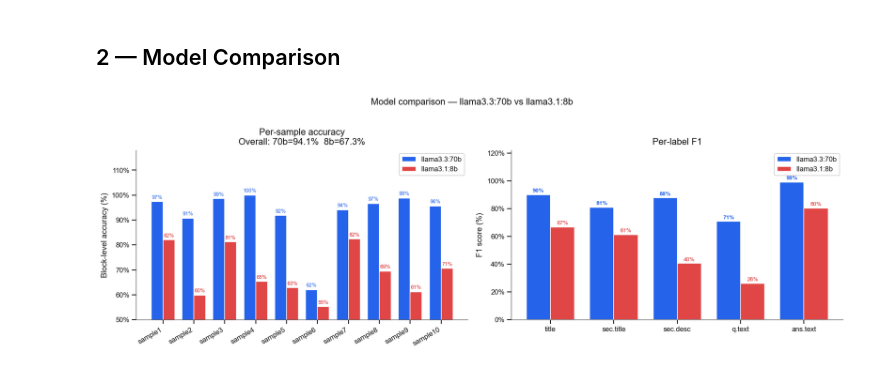
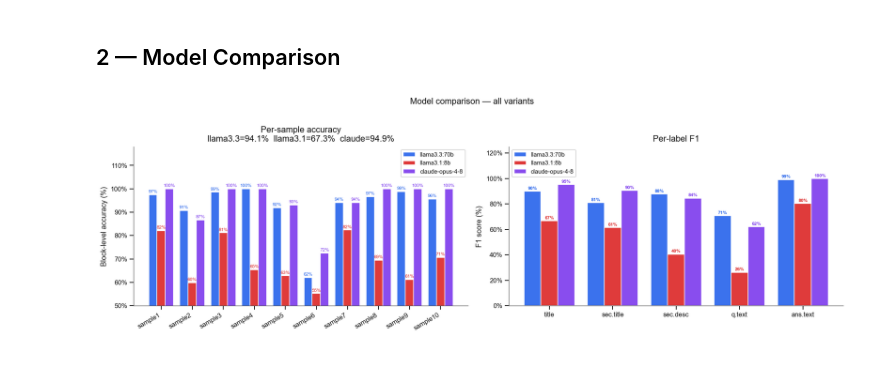
Before and after one commit to fairdataihub/dmpbridge, a Jupyter notebook: notebooks/03_comparison_dashboard.ipynb, the cells around one changed output. Saved outputs shown, nothing was run; the diff lists cells and outputs as text; code cells hidden in the pictures.

```diff
--- a/notebooks/03_comparison_dashboard.ipynb
+++ b/notebooks/03_comparison_dashboard.ipynb
@@ -41,11 +40,17 @@ plt.rcParams.update({
     "figure.dpi":120,
 })
 
-MODEL_COLORS = {"llama3.3:70b": "#2563eb", "llama3.1:8b": "#dc2626"}
+# ── Model registry — add new models here ──────────────────────────────────────
+TAGS = {
+    "llama3.3:70b":    "llama3.3-70b",
+    "llama3.1:8b":     "llama3.1-8b",
+    "claude-opus-4-8": "claude-opus-4-8",
+}
 
-TAGS = {
-    "llama3.3:70b": "llama3.3-70b",
-    "llama3.1:8b":  "llama3.1-8b",
+MODEL_COLORS = {
+    "llama3.3:70b":    "#2563eb",
+    "llama3.1:8b":     "#dc2626",
+    "claude-opus-4-8": "#7c3aed",
 }
 
 def _snum(p):
@@ -80,12 +85,11 @@ def load_variant(tag):
                      "errors":n-tp,"accuracy":tp/n if n else 0})
     return pd.DataFrame(rows), conf
 
-# Load all four variants
 variants = {k: load_variant(v) for k,v in TAGS.items()}
 print("Loaded variants:")
 for model,(df,_) in variants.items():
     if df.empty: print(f"  MISSING  {model}"); continue
     tc,tn = int(df["correct"].sum()), int(df["total"].sum())
-    print(f"  {model:<14}  {tc}/{tn}  ({tc/tn*100:.1f}%)")
+    print(f"  {model:<20}  {tc}/{tn}  ({tc/tn*100:.1f}%)")
 # %% [output]
 Loaded variants:
@@ -124,59 +128,61 @@ llama3.1:8b                      67.3%       26.1%         40.5%         80.2%
 # %% [markdown]
 ## 2 — Model Comparison
 # %%
-df70, conf70 = variants["llama3.3:70b"]
-df8,  conf8  = variants["llama3.1:8b"]
+active = {m: variants[m] for m in TAGS if not variants[m][0].empty}
+model_names = list(active.keys())
+n_models = len(model_names)
+w = 0.8 / n_models
 
-x_labels = sorted(df70["sample"].tolist(), key=_snum)
-df70s = df70.set_index("sample").loc[x_labels].reset_index()
-df8s  = df8.set_index("sample").loc[x_labels].reset_index()
+x_labels = sorted(active[model_names[0]][0]["sample"].tolist(), key=_snum)
+x = range(len(x_labels))
 
-x, w = range(len(x_labels)), 0.38
-
-fig, axes = plt.subplots(1, 2, figsize=(15, 5))
+fig, axes = plt.subplots(1, 2, figsize=(16, 5))
 
 # ── Left: per-sample accuracy ─────────────────────────────────────────────────
 ax = axes[0]
-bars70 = ax.bar([i-w/2 for i in x], df70s["accuracy"]*100,
-                width=w, label="llama3.3:70b", color="#2563eb", edgecolor="white")
-bars8  = ax.bar([i+w/2 for i in x], df8s["accuracy"]*100,
-                width=w, label="llama3.1:8b",  color="#dc2626", edgecolor="white", alpha=0.85)
-for bar in bars70:
-    ax.text(bar.get_x()+bar.get_width()/2, bar.get_height()+0.6,
-            f"{bar.get_height():.0f}%", ha="center", va="bottom", fontsize=7.5, color="#2563eb")
-for bar in bars8:
-    ax.text(bar.get_x()+bar.get_width()/2, bar.get_height()+0.6,
-            f"{bar.get_height():.0f}%", ha="center", va="bottom", fontsize=7.5, color="#dc2626")
-ov70 = df70["correct"].sum()/df70["total"].sum()
-ov8  = df8["correct"].sum()/df8["total"].sum()
+for i, model in enumerate(model_names):
+    df, _ = active[model]
+    dfs = df.set_index("sample").loc[x_labels].reset_index()
+    offset = (i - n_models/2 + 0.5) * w
+    bars = ax.bar([xi + offset for xi in x], dfs["accuracy"]*100,
+                  width=w, label=model, color=MODEL_COLORS[model], edgecolor="white", alpha=0.9)
+    for bar in bars:
+        if bar.get_height() > 0:
+            ax.text(bar.get_x()+bar.get_width()/2, bar.get_height()+0.5,
+                    f"{bar.get_height():.0f}%", ha="center", va="bottom",
+                    fontsize=7, color=MODEL_COLORS[model])
+
+overall_str = "  ".join(
+    f"{m.split(':')[0] if ':' in m else m.split('-')[0]}={active[m][0]['correct'].sum()/active[m][0]['total'].sum()*100:.1f}%"
+    for m in model_names
+)
 ax.set_xticks(list(x)); ax.set_xticklabels(x_labels, rotation=30, ha="right")
 ax.set_ylim(50, 118); ax.set_ylabel("Block-level accuracy (%)")
-ax.set_title(f"Per-sample accuracy\nOverall: 70b={ov70*100:.1f}%  8b={ov8*100:.1f}%", pad=8)
+ax.set_title(f"Per-sample accuracy\n{overall_str}", pad=8)
 ax.yaxis.set_major_formatter(mticker.FuncFormatter(lambda v,_: f"{v:.0f}%"))
-ax.legend(framealpha=0.9); sns.despine(ax=ax)
+ax.legend(framealpha=0.9, fontsize=9); sns.despine(ax=ax)
 
 # ── Right: per-label F1 ───────────────────────────────────────────────────────
 ax = axes[1]
-f1_70 = [_f1(conf70,l)*100 for l in LABELS]
-f1_8  = [_f1(conf8, l)*100 for l in LABELS]
 x2 = range(len(LABELS))
-b70 = ax.bar([i-w/2 for i in x2], f1_70, width=w,
-             label="llama3.3:70b", color="#2563eb", edgecolor="white")
-b8  = ax.bar([i+w/2 for i in x2], f1_8,  width=w,
-             label="llama3.1:8b",  color="#dc2626", edgecolor="white", alpha=0.85)
-for bar,v in zip(b70, f1_70):
-    ax.text(bar.get_x()+bar.get_width()/2, bar.get_height()+0.8,
-            f"{v:.0f}%", ha="center", va="bottom", fontsize=8, fontweight="bold", color="#2563eb")
-for bar,v in zip(b8, f1_8):
-    ax.text(bar.get_x()+bar.get_width()/2, bar.get_height()+0.8,
-            f"{v:.0f}%", ha="center", va="bottom", fontsize=8, color="#dc2626")
+for i, model in enumerate(model_names):
+    _, conf = active[model]
+    f1_vals = [_f1(conf, l)*100 for l in LABELS]
+    offset  = (i - n_models/2 + 0.5) * w
+    bars = ax.bar([xi + offset for xi in x2], f1_vals,
+                  width=w, label=model, color=MODEL_COLORS[model], edgecolor="white", alpha=0.9)
+    for bar, v in zip(bars, f1_vals):
+        if v > 0:
+            ax.text(bar.get_x()+bar.get_width()/2, bar.get_height()+0.8,
+                    f"{v:.0f}%", ha="center", va="bottom",
+                    fontsize=7, fontweight="bold", color=MODEL_COLORS[model])
 ax.set_xticks(list(x2)); ax.set_xticklabels(SHORT, fontsize=10)
-ax.set_ylim(0, 122); ax.set_ylabel("F1 score (%)")
+ax.set_ylim(0, 125); ax.set_ylabel("F1 score (%)")
 ax.set_title("Per-label F1", pad=8)
 ax.yaxis.set_major_formatter(mticker.FuncFormatter(lambda v,_: f"{v:.0f}%"))
-ax.legend(framealpha=0.9); sns.despine(ax=ax)
+ax.legend(framealpha=0.9, fontsize=9); sns.despine(ax=ax)
 
-plt.suptitle("Model comparison — llama3.3:70b vs llama3.1:8b", fontsize=13, y=1.02)
+plt.suptitle("Model comparison — all variants", fontsize=13, y=1.02)
 plt.tight_layout(); plt.show()
 # %% [output]
-[figure, old version]
+[figure, new version]
```
Also changed, not shown: parts of 13 cells of this notebook, 21 other files.
